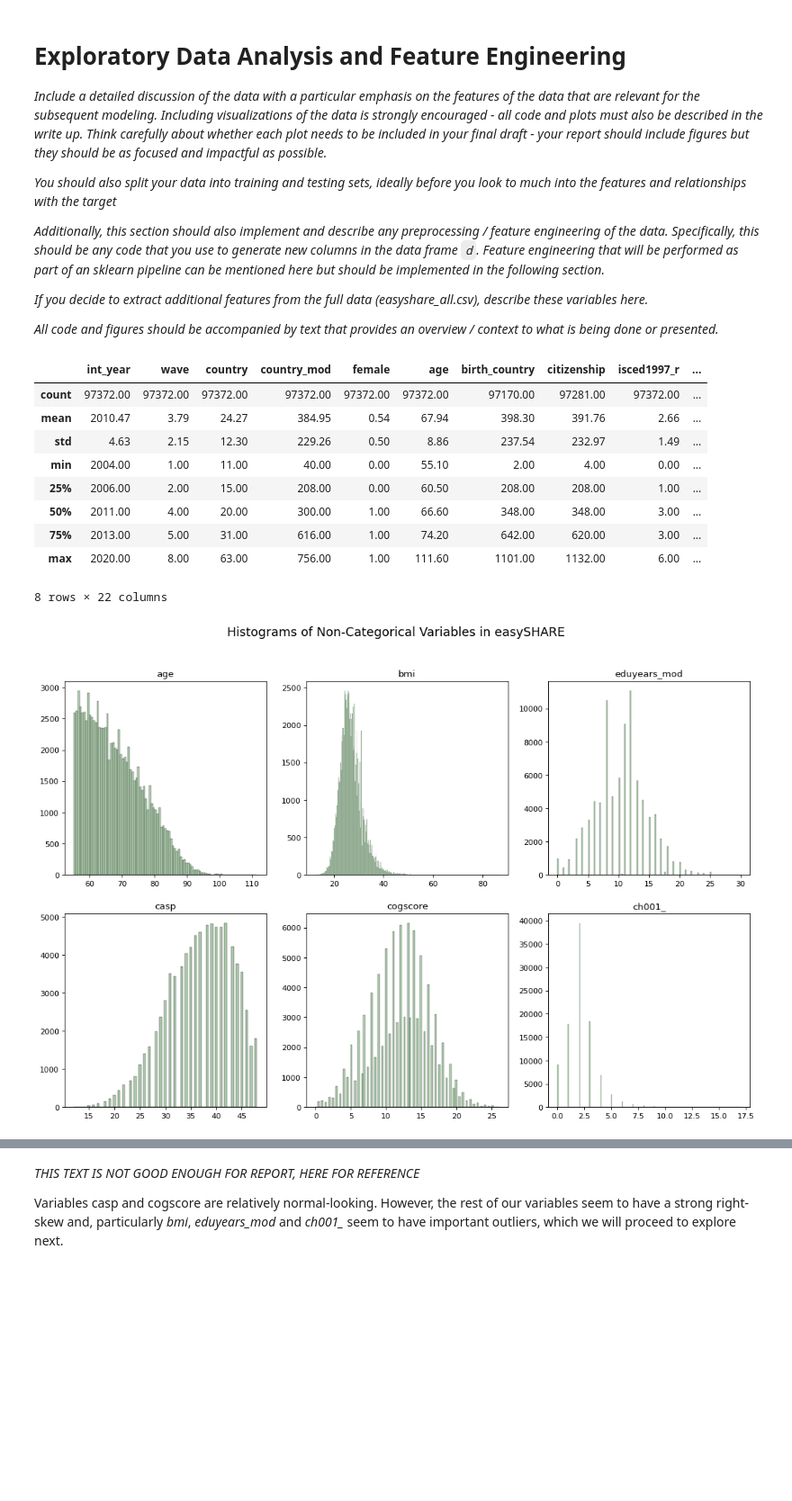
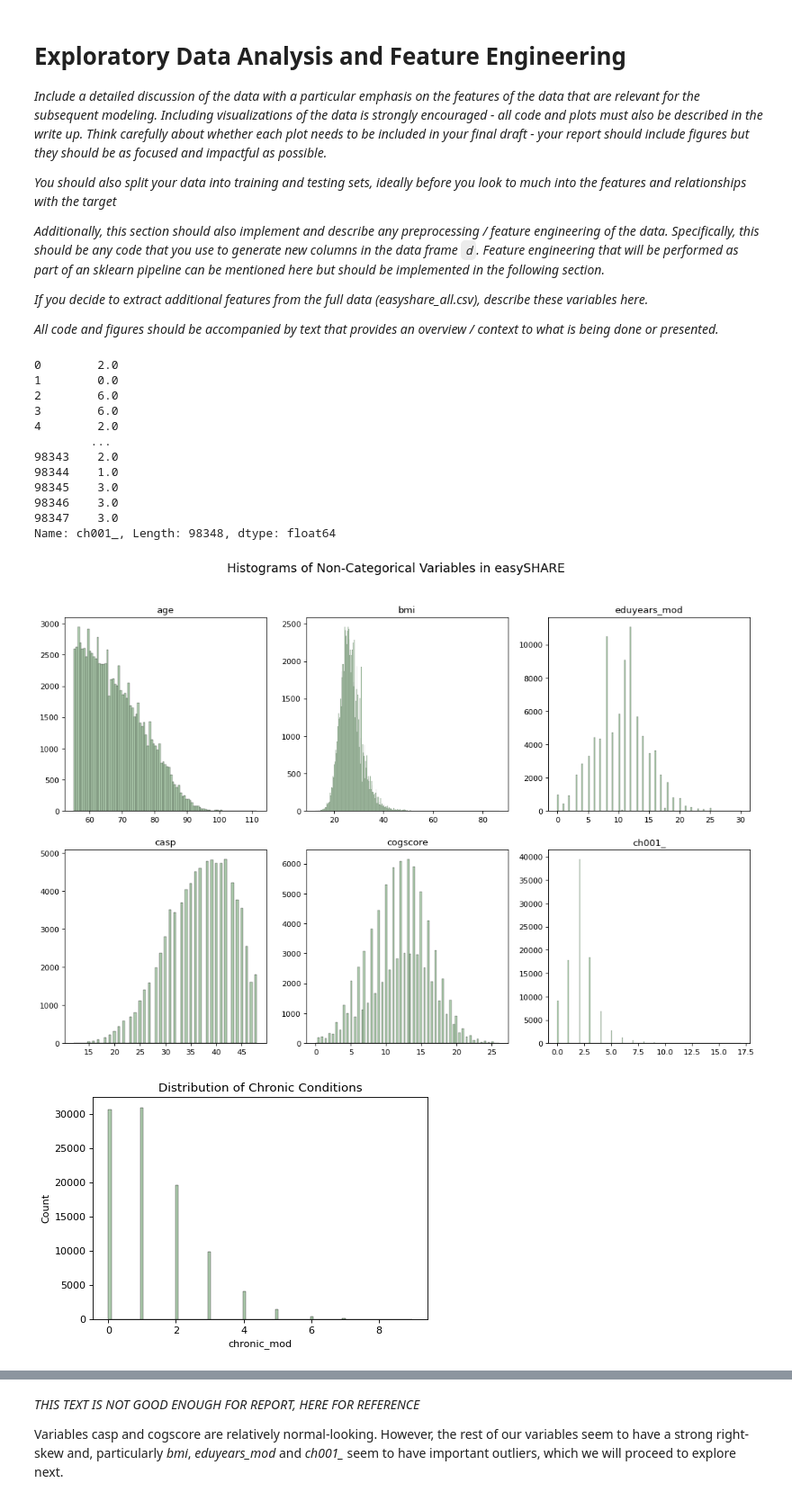
Before and after one commit to ananyajai/mlp_coursework_01, a Jupyter notebook: project1.ipynb, the cells around one changed output, grey strips where cells are left out. Shown at 90% size. Saved outputs shown, nothing was run; the diff lists cells and outputs as text; code cells hidden in the pictures; blank space fills up the shorter version.

```diff
--- a/project1.ipynb
+++ b/project1.ipynb
@@ -136,40 +136,50 @@ This study will explore supervised machine learning methods, focusing specifical
     ## There are no missing values (unanswered, etc) according to the codes listed
     ## in the data description file.
 
 # List of columns per type of variable
     # ID variables
 id_vars=['int_year','wave','mergeid']
     # Non-categorical variables
 non_cat_vars=['age','bmi','eduyears_mod','casp','cogscore','ch001_']
     # Binary variables
 bin_vars=['female','smoking','ever_smoked','sp008_']
     # Categorical variables (n>2)
 cat_vars=np.setdiff1d(df.columns,id_vars+non_cat_vars+bin_vars).tolist()
 #len(cat_vars+bin_vars+non_cat_vars+id_vars)==len(df.columns) # Checking no variables are missing
 # Explore distribution of non-categorical variables
 
 # Explore variable distributions through histograms
 fig, ax = plt.subplots(figsize = (16, 10))
 ax.set_frame_on(False)
 ax.set_xticks([])
 ax.set_yticks([])
 for n, col in enumerate(non_cat_vars):
     plt.subplot(2,3, n+1)
     a=sns.histplot(df[col],ax = plt.gca(),color='#95bd95')
     a.set(xlabel=None,ylabel=None)
     plt.title(col)
 plt.suptitle("Histograms of Non-Categorical Variables in easySHARE", fontsize=16)
 df.describe().round(2)
 #print("What is happening with cogscore?")
+print(df['ch001_'])
+
+
+fig, ax = plt.subplots(figsize=(6, 4))
+sns.histplot(df['chronic_mod'], ax=ax, color='#95bd95')
+plt.title('Distribution of Chronic Conditions')
+plt.show()
 # %% [output]
-|  | int_year | wave | country | country_mod | female | age | birth_country | citizenship | isced1997_r | ... |
-| count | 97372.00 | 97372.00 | 97372.00 | 97372.00 | 97372.00 | 97372.00 | 97170.00 | 97281.00 | 97372.00 | ... |
-| mean | 2010.47 | 3.79 | 24.27 | 384.95 | 0.54 | 67.94 | 398.30 | 391.76 | 2.66 | ... |
-| std | 4.63 | 2.15 | 12.30 | 229.26 | 0.50 | 8.86 | 237.54 | 232.97 | 1.49 | ... |
-| min | 2004.00 | 1.00 | 11.00 | 40.00 | 0.00 | 55.10 | 2.00 | 4.00 | 0.00 | ... |
-| 25% | 2006.00 | 2.00 | 15.00 | 208.00 | 0.00 | 60.50 | 208.00 | 208.00 | 1.00 | ... |
-| 50% | 2011.00 | 4.00 | 20.00 | 300.00 | 1.00 | 66.60 | 348.00 | 348.00 | 3.00 | ... |
-| 75% | 2013.00 | 5.00 | 31.00 | 616.00 | 1.00 | 74.20 | 642.00 | 620.00 | 3.00 | ... |
-| max | 2020.00 | 8.00 | 63.00 | 756.00 | 1.00 | 111.60 | 1101.00 | 1132.00 | 6.00 | ... |
-8 rows × 22 columns
+0        2.0
+1        0.0
+2        6.0
+3        6.0
+4        2.0
+        ...
+98343    2.0
+98344    1.0
+98345    3.0
+98346    3.0
+98347    3.0
+Name: ch001_, Length: 98348, dtype: float64
 [figure]
+[figure, added]
```
Also changed, not shown: parts of 7 cells of this notebook.
